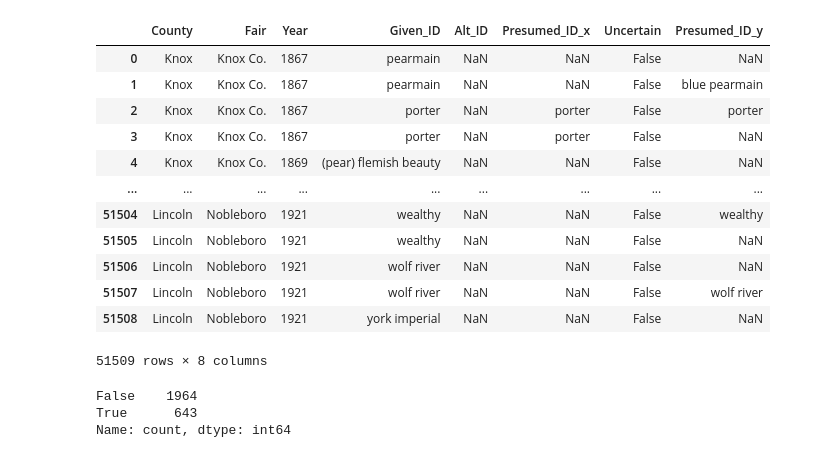
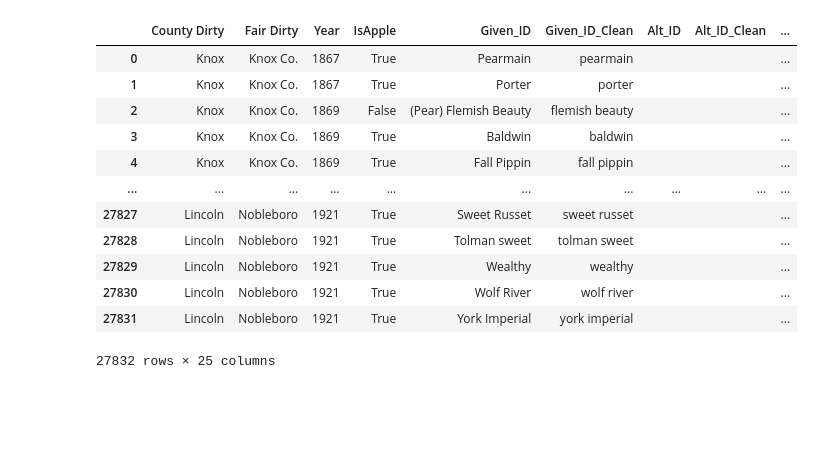
Before and after one commit to greggery88/Apple-Mapping-, a Jupyter notebook: SortingData.ipynb, the cells around one changed output. Saved outputs shown, nothing was run; the diff lists cells and outputs as text; code cells hidden in the pictures; blank space fills up the shorter version.

```diff
--- a/SortingData.ipynb
+++ b/SortingData.ipynb
@@ -6,0 +26,5 @@ import os
+# %%
+# cleanup
+apple_data["County"] = apple_data["County Dirty"].apply(cleanup_str)
+apple_data["Fair"] = apple_data["Fair Dirty"].apply(cleanup_str)
+apple_data
@@ -7,3 +72,4 @@ import os
 # %%
-df = pd.read_csv("/Users/jwilliamson/git/plasma_particle_simulator/Apple-mapping/csv/reformated_data.csv", keep_default_na=False)
-df
+source_data = pd.read_csv("/Users/jwilliamson/git/plasma_particle_simulator/Apple-mapping/csv/reformated_sources_clean_w_loc.csv", keep_default_na=False)
+
+source_data["Year"]= source_data["Year"].apply(float_to_int)
@@ -31,28 +75,0 @@ gf.to_csv(f"{os.getcwd()}/Presumed.csv", index=False)
-# %%
-pf = pd.read_csv("/Users/jwilliamson/git/plasma_particle_simulator/Apple-mapping/csv/Presumed_ID_key.csv")
-pf.drop_duplicates()
-nf = df.merge(pf, how="left", on="Given_ID")
-nf
-# %% [output]
-|  | County | Fair | Year | Given_ID | Alt_ID | Presumed_ID_x | Uncertain | Presumed_ID_y |
-| 0 | Knox | Knox Co. | 1867 | pearmain | NaN | NaN | False | NaN |
-| 1 | Knox | Knox Co. | 1867 | pearmain | NaN | NaN | False | blue pearmain |
-| 2 | Knox | Knox Co. | 1867 | porter | NaN | porter | False | porter |
-| 3 | Knox | Knox Co. | 1867 | porter | NaN | porter | False | NaN |
-| 4 | Knox | Knox Co. | 1869 | (pear) flemish beauty | NaN | NaN | False | NaN |
-| ... | ... | ... | ... | ... | ... | ... | ... | ... |
-| 51504 | Lincoln | Nobleboro | 1921 | wealthy | NaN | NaN | False | wealthy |
-| 51505 | Lincoln | Nobleboro | 1921 | wealthy | NaN | NaN | False | NaN |
-| 51506 | Lincoln | Nobleboro | 1921 | wolf river | NaN | NaN | False | NaN |
-| 51507 | Lincoln | Nobleboro | 1921 | wolf river | NaN | NaN | False | wolf river |
-| 51508 | Lincoln | Nobleboro | 1921 | york imperial | NaN | NaN | False | NaN |
-51509 rows × 8 columns
-# %%
-pf = pd.read_csv("/Users/jwilliamson/git/plasma_particle_simulator/Apple-mapping/csv/Presumed_ID_key.csv")
-pf = pf.drop_duplicates()
-dup_s = pf.duplicated(subset=["Given_ID"], keep=False)
-dup_s.value_counts()
-# %% [output]
-False    1964
-True      643
-Name: count, dtype: int64
@@ -62,0 +76,17 @@ pf.to_csv("/Users/jwilliamson/git/plasma_particle_simulator/Apple-mapping/csv/Pr
+# %%
+main_data = apple_data.merge(source_data, on=["County", "Fair", "Year"], how="left")
+main_data
+# %% [output]
+|  | County Dirty | Fair Dirty | Year | IsApple | Given_ID | Given_ID_Clean | Alt_ID | Alt_ID_Clean | ... |
+| 0 | Knox | Knox Co. | 1867 | True | Pearmain | pearmain |  |  | ... |
+| 1 | Knox | Knox Co. | 1867 | True | Porter | porter |  |  | ... |
+| 2 | Knox | Knox Co. | 1869 | False | (Pear) Flemish Beauty | flemish beauty |  |  | ... |
+| 3 | Knox | Knox Co. | 1869 | True | Baldwin | baldwin |  |  | ... |
+| 4 | Knox | Knox Co. | 1869 | True | Fall Pippin | fall pippin |  |  | ... |
+| ... | ... | ... | ... | ... | ... | ... | ... | ... | ... |
+| 27827 | Lincoln | Nobleboro | 1921 | True | Sweet Russet | sweet russet |  |  | ... |
+| 27828 | Lincoln | Nobleboro | 1921 | True | Tolman sweet | tolman sweet |  |  | ... |
+| 27829 | Lincoln | Nobleboro | 1921 | True | Wealthy | wealthy |  |  | ... |
+| 27830 | Lincoln | Nobleboro | 1921 | True | Wolf River | wolf river |  |  | ... |
+| 27831 | Lincoln | Nobleboro | 1921 | True | York Imperial | york imperial |  |  | ... |
+27832 rows × 25 columns
```
Also changed, not shown: parts of 10 cells of this notebook, 29 other files.
